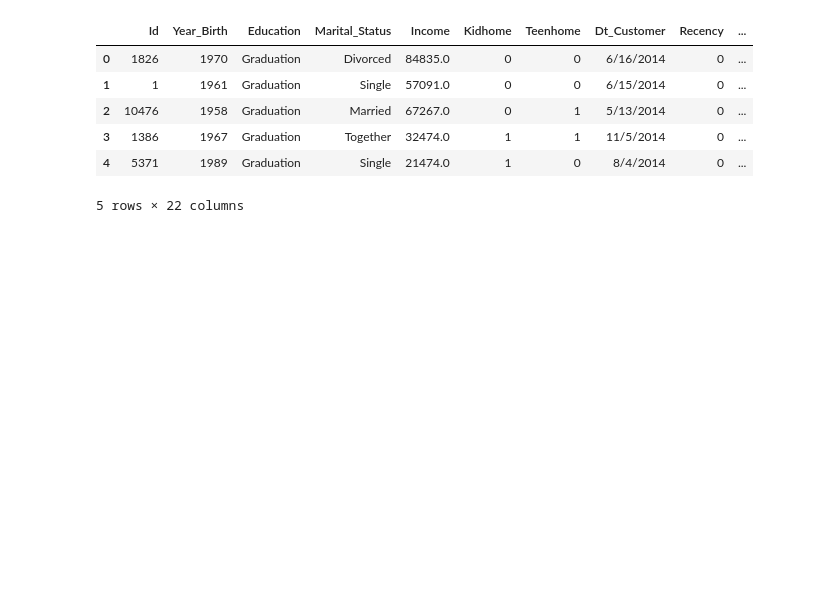
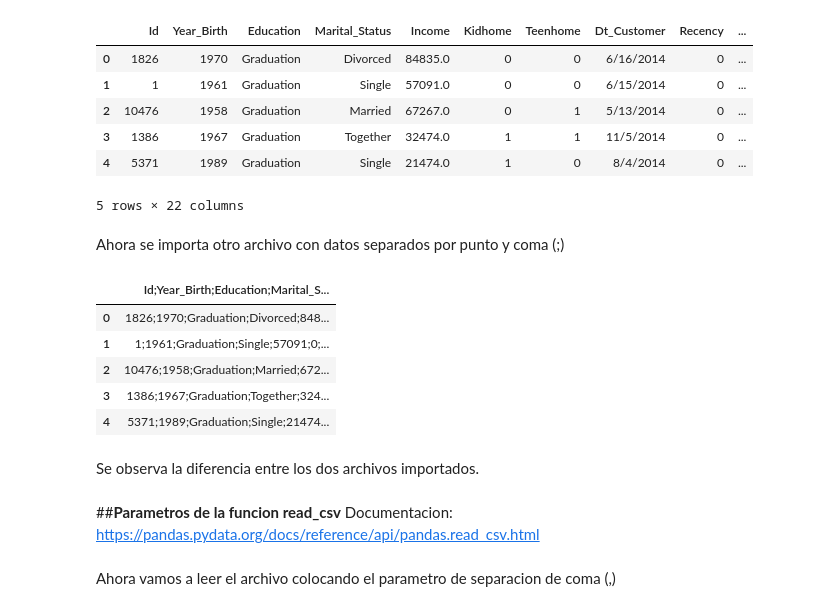
Before and after one commit to Eliecer91/Eliecer91.github.io, a Jupyter notebook: Panda_I_O.ipynb, the cells around one changed output. Cells and saved outputs as stored; diff of their text form; code cells hidden in the pictures; blank space fills up the shorter version.

```diff
--- a/Panda_I_O.ipynb
+++ b/Panda_I_O.ipynb
@@ -18,3 +20,23 @@ datos.head()
 | 3 | 1386 | 1967 | Graduation | Together | 32474.0 | 1 | 1 | 11/5/2014 | 0 | ... |
 | 4 | 5371 | 1989 | Graduation | Single | 21474.0 | 1 | 0 | 8/4/2014 | 0 | ... |
 5 rows × 22 columns
+# %% [markdown]
+Ahora se importa otro archivo con datos separados por punto y coma (;)
+# %%
+datos2 = pd.read_csv('superstore_data_punto_coma.csv')
+# %%
+datos2.head()
+# %% [output]
+|  | Id;Year_Birth;Education;Marital_S... |
+| 0 | 1826;1970;Graduation;Divorced;848... |
+| 1 | 1;1961;Graduation;Single;57091;0;... |
+| 2 | 10476;1958;Graduation;Married;672... |
+| 3 | 1386;1967;Graduation;Together;324... |
+| 4 | 5371;1989;Graduation;Single;21474... |
+# %% [markdown]
+Se observa la diferencia entre los dos archivos importados.
+# %% [markdown]
+##**Parametros de la funcion read_csv**
+Documentacion: https://pandas.pydata.org/docs/reference/api/pandas.read_csv.html
+# %% [markdown]
+Ahora vamos a leer el archivo colocando el parametro de separacion de coma (,)
```
Also changed, not shown: parts of 6 cells of this notebook.
